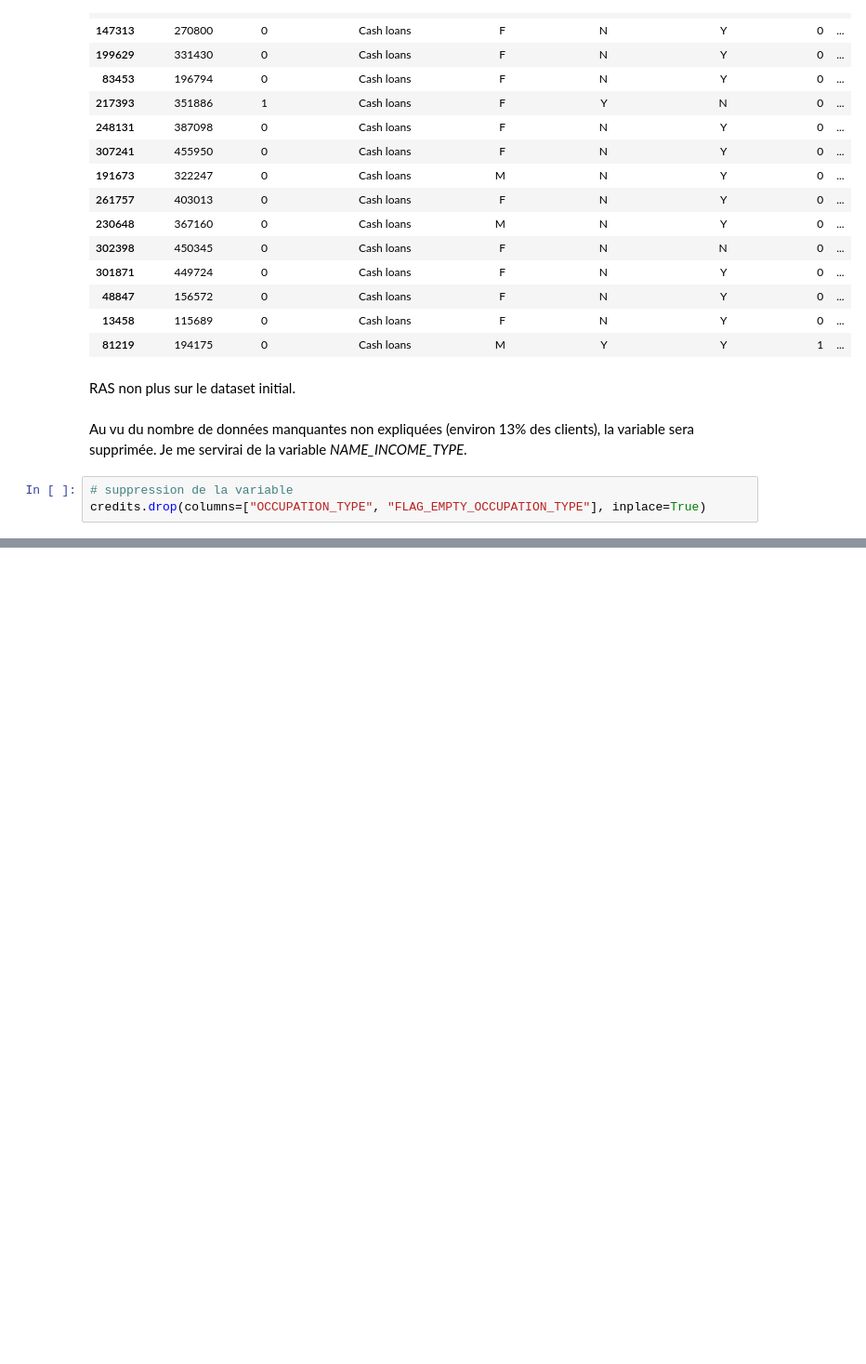
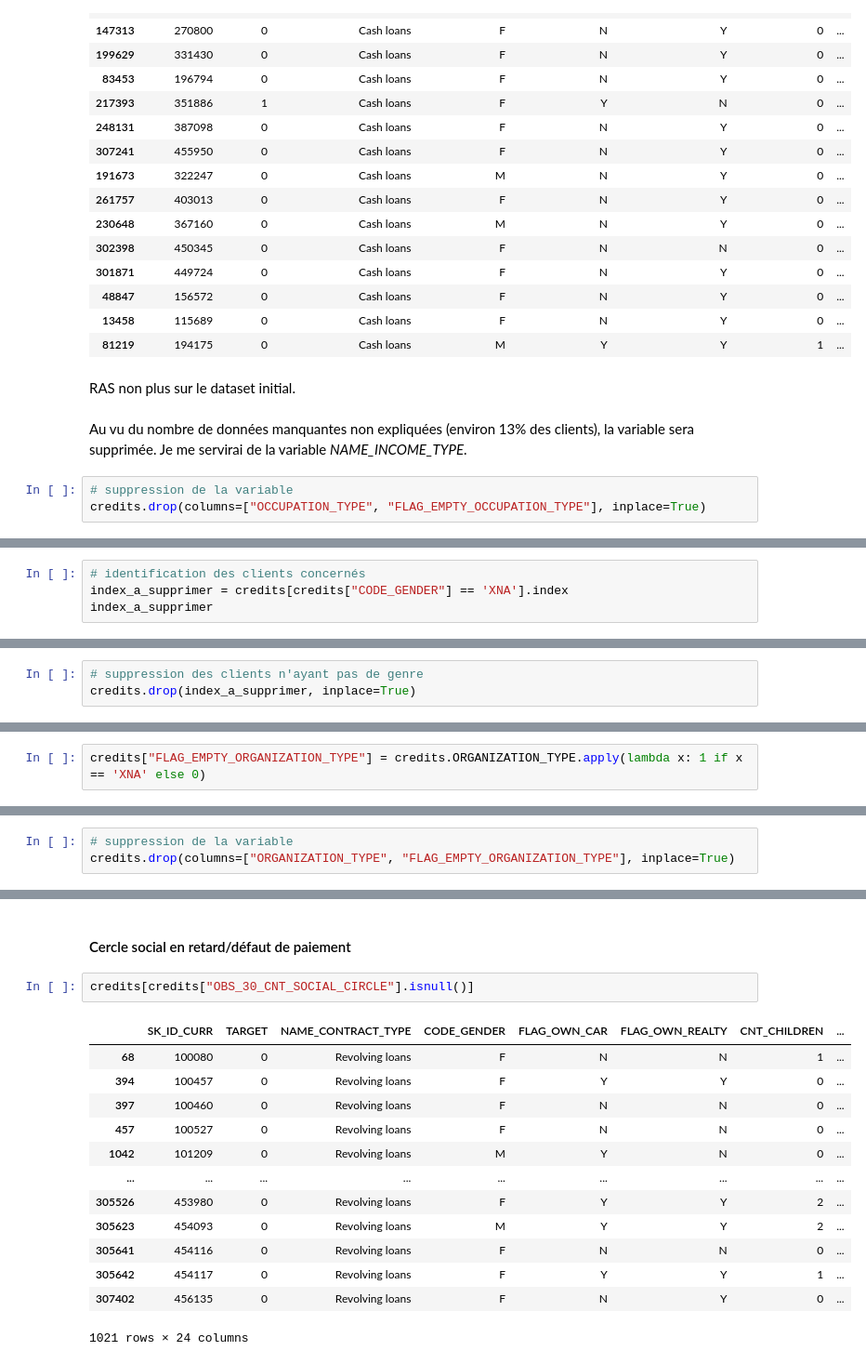
Before and after one commit to sebastienbourgeois/oc-p7-implementer-modele-scoring, a Jupyter notebook: code/modelisation.ipynb, the cells around one changed output, grey strips where cells are left out. Shown at 93% size. Saved outputs shown, nothing was run; the diff lists cells and outputs as text; blank space fills up the shorter version.

Commit message:
Suppression de la variable 'ORGANIZATION_TYPE' et ajout de 'NAME_EDUCATION_TYPE'

```diff
--- a/code/modelisation.ipynb
+++ b/code/modelisation.ipynb
@@ -393,0 +519,4 @@ memory usage: 56.6+ MB
+# %%
+# identification des clients concernés
+index_a_supprimer = credits[credits["CODE_GENDER"] == 'XNA'].index
+index_a_supprimer
@@ -393,0 +525,3 @@ memory usage: 56.6+ MB
+# %%
+# suppression des clients n'ayant pas de genre
+credits.drop(index_a_supprimer, inplace=True)
@@ -393,0 +578,2 @@ memory usage: 56.6+ MB
+# %%
+credits["FLAG_EMPTY_ORGANIZATION_TYPE"] = credits.ORGANIZATION_TYPE.apply(lambda x: 1 if x == 'XNA' else 0)
@@ -393,0 +591,3 @@ memory usage: 56.6+ MB
+# %%
+# suppression de la variable
+credits.drop(columns=["ORGANIZATION_TYPE", "FLAG_EMPTY_ORGANIZATION_TYPE"], inplace=True)
@@ -393,0 +614,18 @@ memory usage: 56.6+ MB
+# %% [markdown]
+#### Cercle social en retard/défaut de paiement
+# %%
+credits[credits["OBS_30_CNT_SOCIAL_CIRCLE"].isnull()]
+# %% [output]
+|  | SK_ID_CURR | TARGET | NAME_CONTRACT_TYPE | CODE_GENDER | FLAG_OWN_CAR | FLAG_OWN_REALTY | CNT_CHILDREN | ... |
+| 68 | 100080 | 0 | Revolving loans | F | N | N | 1 | ... |
+| 394 | 100457 | 0 | Revolving loans | F | Y | Y | 0 | ... |
+| 397 | 100460 | 0 | Revolving loans | F | N | N | 0 | ... |
+| 457 | 100527 | 0 | Revolving loans | F | N | N | 0 | ... |
+| 1042 | 101209 | 0 | Revolving loans | M | Y | N | 0 | ... |
+| ... | ... | ... | ... | ... | ... | ... | ... | ... |
+| 305526 | 453980 | 0 | Revolving loans | F | Y | Y | 2 | ... |
+| 305623 | 454093 | 0 | Revolving loans | M | Y | Y | 2 | ... |
+| 305641 | 454116 | 0 | Revolving loans | F | N | N | 0 | ... |
+| 305642 | 454117 | 0 | Revolving loans | F | Y | Y | 1 | ... |
+| 307402 | 456135 | 0 | Revolving loans | F | N | Y | 0 | ... |
+1021 rows × 24 columns
```
Also changed, not shown: parts of 22 cells of this notebook, 1 other file.
